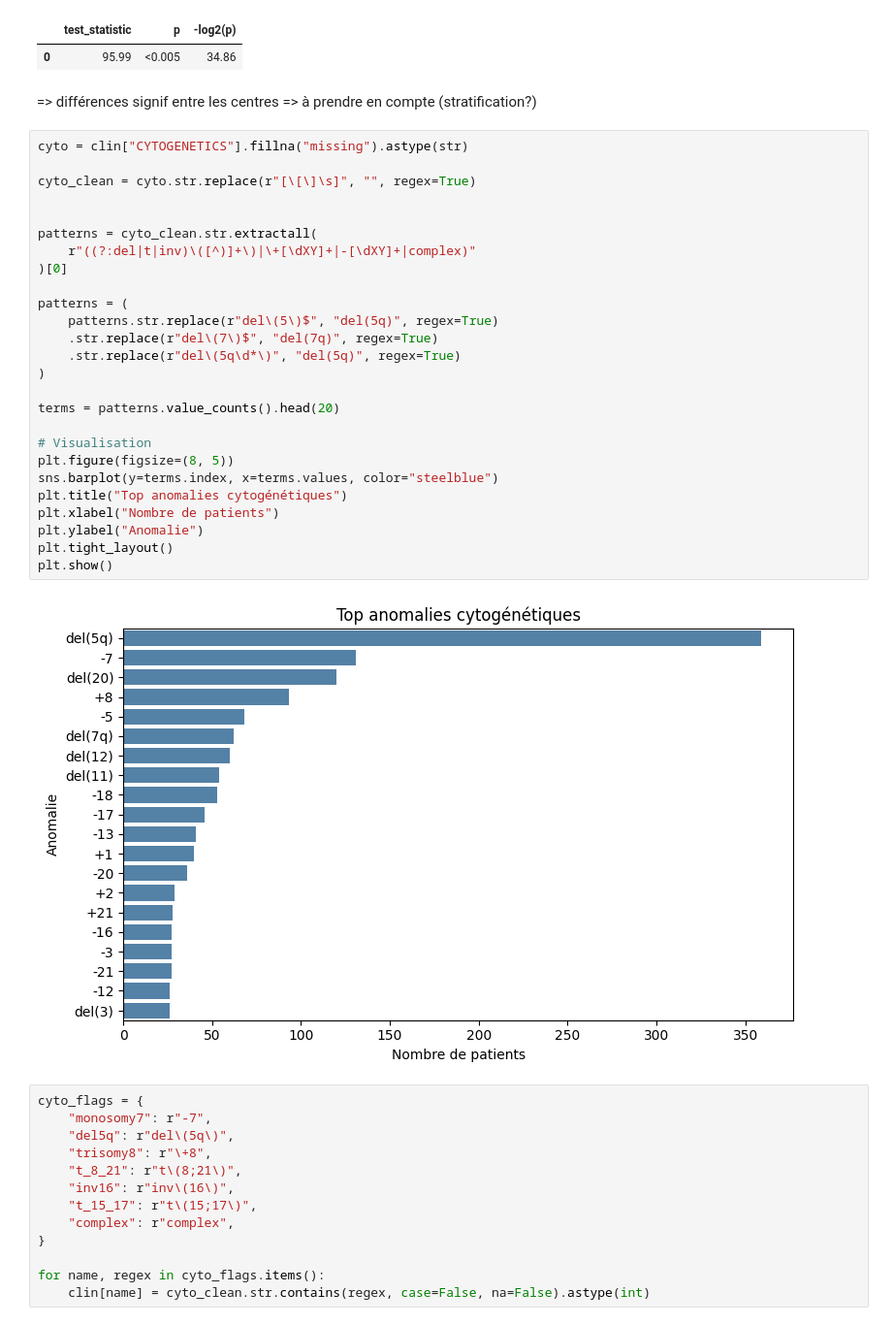
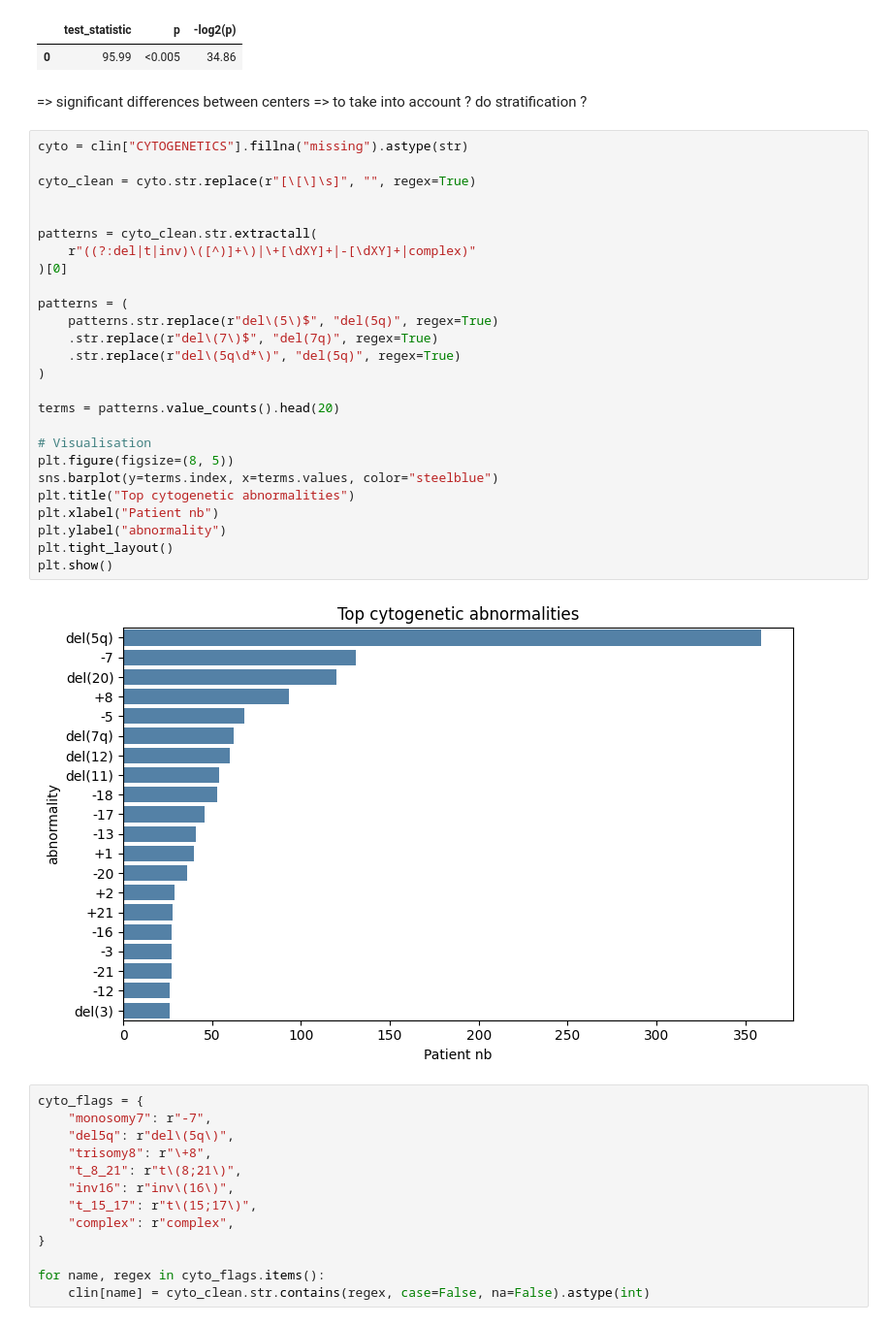
Before and after one commit to MaxCoppa/Myeloid-Leukemia-Survival-Prediction, a Jupyter notebook: explo_surv_data.ipynb, the cells around one changed output. Shown at 97% size. Drawn from its saved outputs; the diff is of its cells as text.

```diff
--- a/explo_surv_data.ipynb
+++ b/explo_surv_data.ipynb
@@ -170,35 +168,35 @@ results.print_summary()
 |  | test_statistic | p | -log2(p) |
 | 0 | 95.99 | <0.005 | 34.86 |
 # %% [markdown]
-=> différences signif entre les centres => à prendre en compte (stratification?)
+=> significant differences between centers => to take into account ? do stratification ?
 # %%
 cyto = clin["CYTOGENETICS"].fillna("missing").astype(str)
 
 cyto_clean = cyto.str.replace(r"[\[\]\s]", "", regex=True)
 
 
 patterns = cyto_clean.str.extractall(
     r"((?:del|t|inv)\([^)]+\)|\+[\dXY]+|-[\dXY]+|complex)"
 )[0]
 
 patterns = (
     patterns.str.replace(r"del\(5\)$", "del(5q)", regex=True)
     .str.replace(r"del\(7\)$", "del(7q)", regex=True)
     .str.replace(r"del\(5q\d*\)", "del(5q)", regex=True)
 )
 
 terms = patterns.value_counts().head(20)
 
 # Visualisation
 plt.figure(figsize=(8, 5))
 sns.barplot(y=terms.index, x=terms.values, color="steelblue")
-plt.title("Top anomalies cytogénétiques")
-plt.xlabel("Nombre de patients")
-plt.ylabel("Anomalie")
+plt.title("Top cytogenetic abnormalities")
+plt.xlabel("Patient nb")
+plt.ylabel("abnormality")
 plt.tight_layout()
 plt.show()
 # %% [output]
-[figure, old version]
+[figure, new version]
 # %%
 cyto_flags = {
     "monosomy7": r"-7",
```
Also changed, not shown: parts of 17 cells of this notebook.
